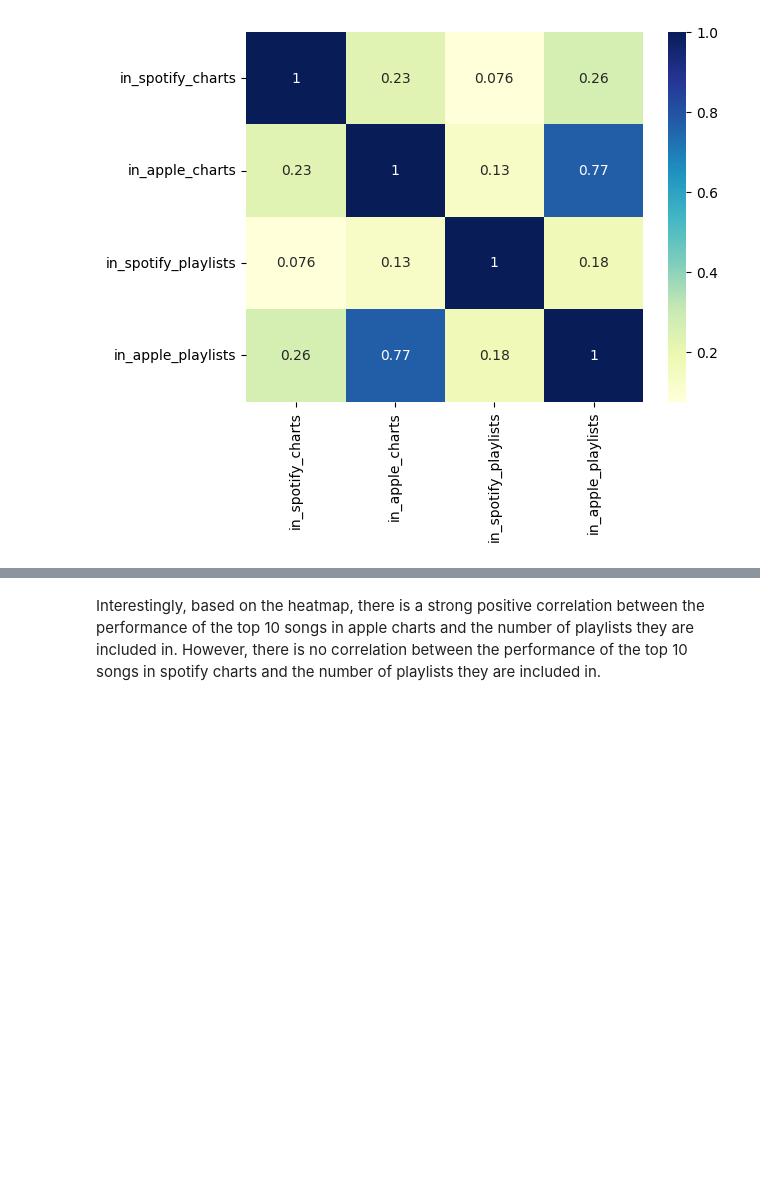
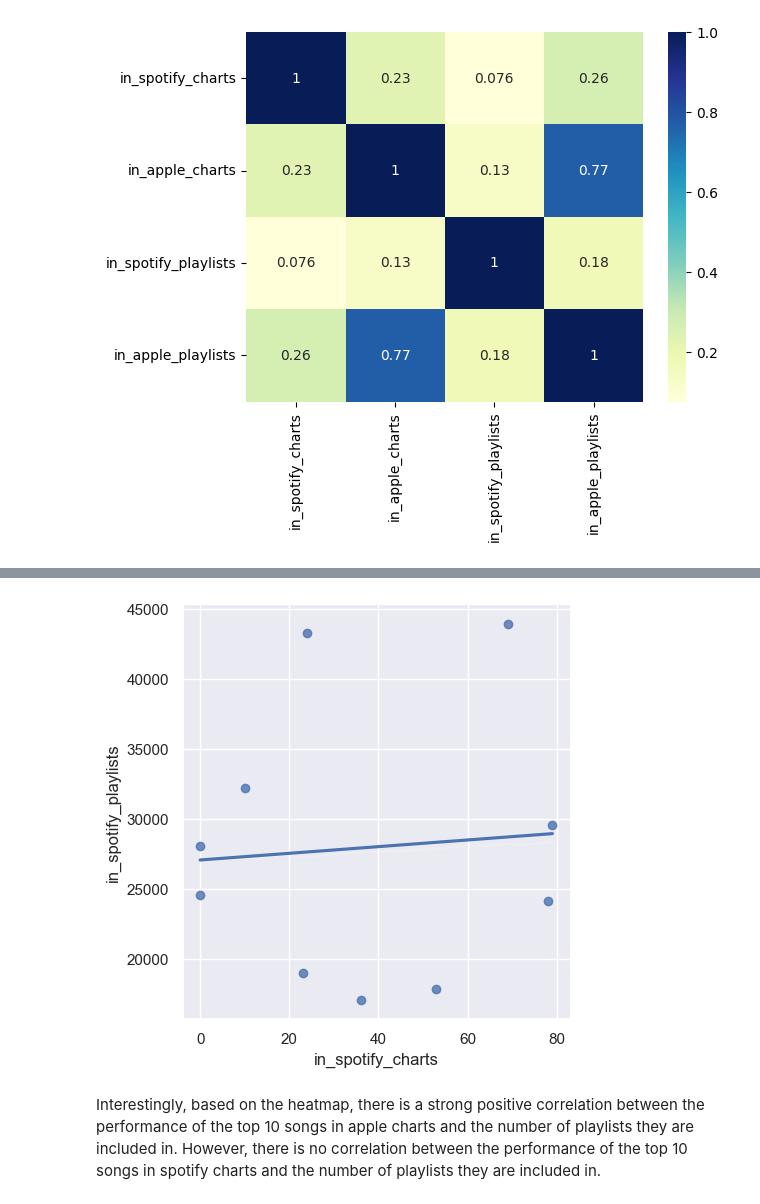
Before and after one commit to Graviton12/TP1_SZM_JBG, a Jupyter notebook: TP1_SZM_JBG.ipynb, the cells around one changed output, grey strips where cells are left out. Cells and saved outputs as stored; diff of their text form; code cells hidden in the pictures; blank space fills up the shorter version.

```diff
--- a/TP1_SZM_JBG.ipynb
+++ b/TP1_SZM_JBG.ipynb
@@ -636,2 +642,8 @@ sns.heatmap(heat_map, xticklabels=cols, yticklabels=cols, annot=True, cmap="YlGn
+# %%
+# looking at relationship between number of playlists the top 10 songs are included in and its performance in spotify charts
+sns.lmplot(x='in_spotify_charts', y='in_spotify_playlists', data=top_song_performance, ci=False)
+plt.show()
+# %% [output]
+[figure, added]
 # %% [markdown]
 Interestingly, based on the heatmap, there is a strong positive correlation between the performance of the top 10 songs in apple charts and the number of playlists they are included in. However, there is no correlation between the performance of the top 10 songs in spotify charts and the number of playlists they are included in.
```
Also changed, not shown: parts of 13 cells of this notebook.
